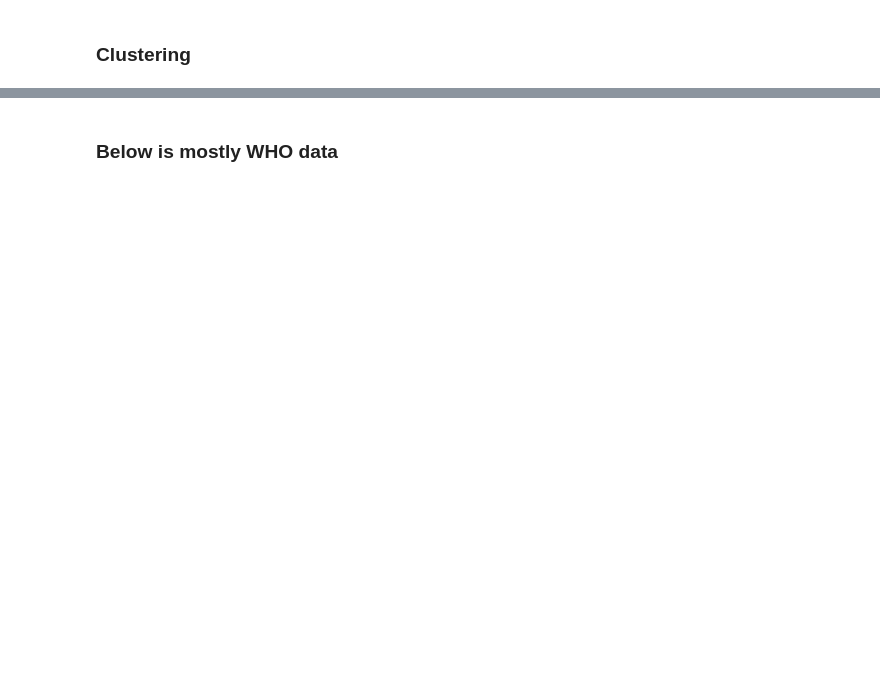
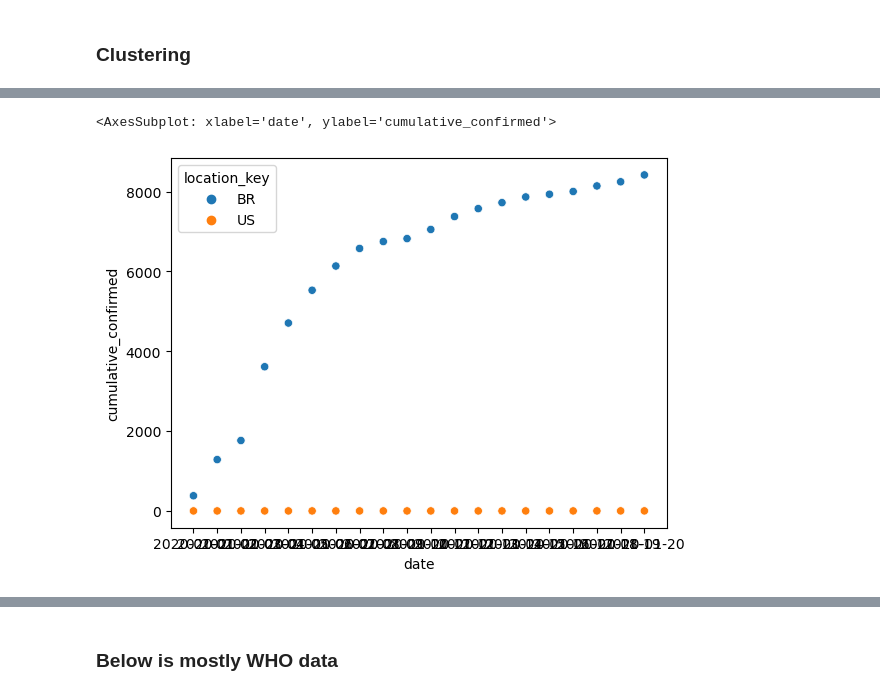
Before and after one commit to ev30/ML_Final_Project, a Jupyter notebook: code/ML_Project.ipynb, the cells around one changed output, grey strips where cells are left out. Saved outputs shown, nothing was run; the diff lists cells and outputs as text; code cells hidden in the pictures; blank space fills up the shorter version.

```diff
--- a/code/ML_Project.ipynb
+++ b/code/ML_Project.ipynb
@@ -265 +217,10 @@ gov_df.tail(20)
+# %%
+# reading in COVID-19 datasets
+dem_df = pd.read_csv('../data/demographics.csv')
+eco_df = pd.read_csv('../data/economy.csv')
+epi_df = pd.read_csv('../data/epidemiology.csv')
+vac_df = pd.read_csv('../data/vaccinations.csv')
+hos_df = pd.read_csv('../data/hospitalizations.csv')
+gov_df = pd.read_csv('../data/oxford-government-response.csv')
+idx_df = pd.read_csv('../data/index.csv')
 # %%
@@ -573,0 +489,4 @@ k_means_results = run_k_means(covid_mtx, rand_means)
+# %%
+select_countries_epi_df = epi_df.loc[(epi_df['location_key'] == 'BR') | (epi_df['location_key'] == 'US')]
+# %%
+finals_cases_df = select_countries_epi_df.loc[(select_countries_epi_df['date'] >= '2020-01-01') & (select_countries_epi_df['date'] <= '2020-01-20')]
@@ -573,0 +506,5 @@ k_means_results = run_k_means(covid_mtx, rand_means)
+# %%
+sns.scatterplot(data=finals_cases_df, x='date', y='cumulative_confirmed', hue='location_key')
+# %% [output]
+<AxesSubplot: xlabel='date', ylabel='cumulative_confirmed'>
+[figure, added]
```
Also changed, not shown: parts of 81 cells of this notebook.
